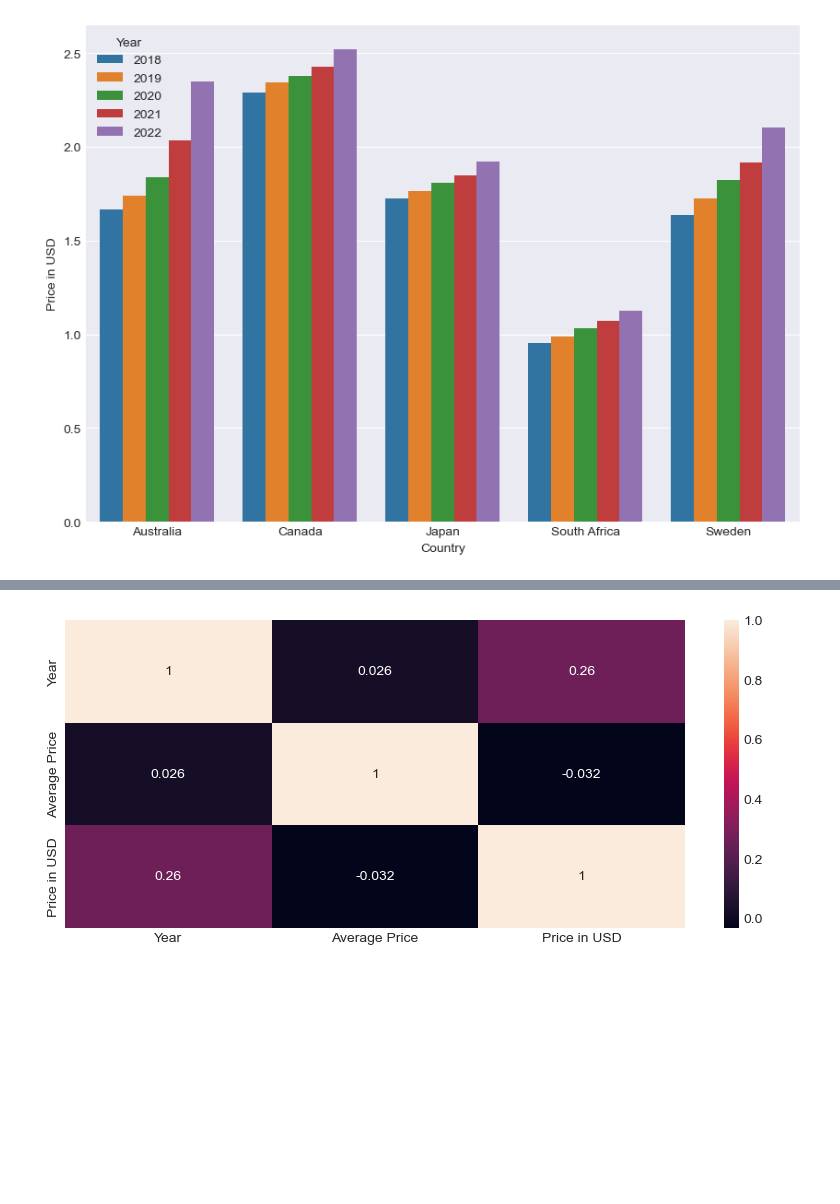
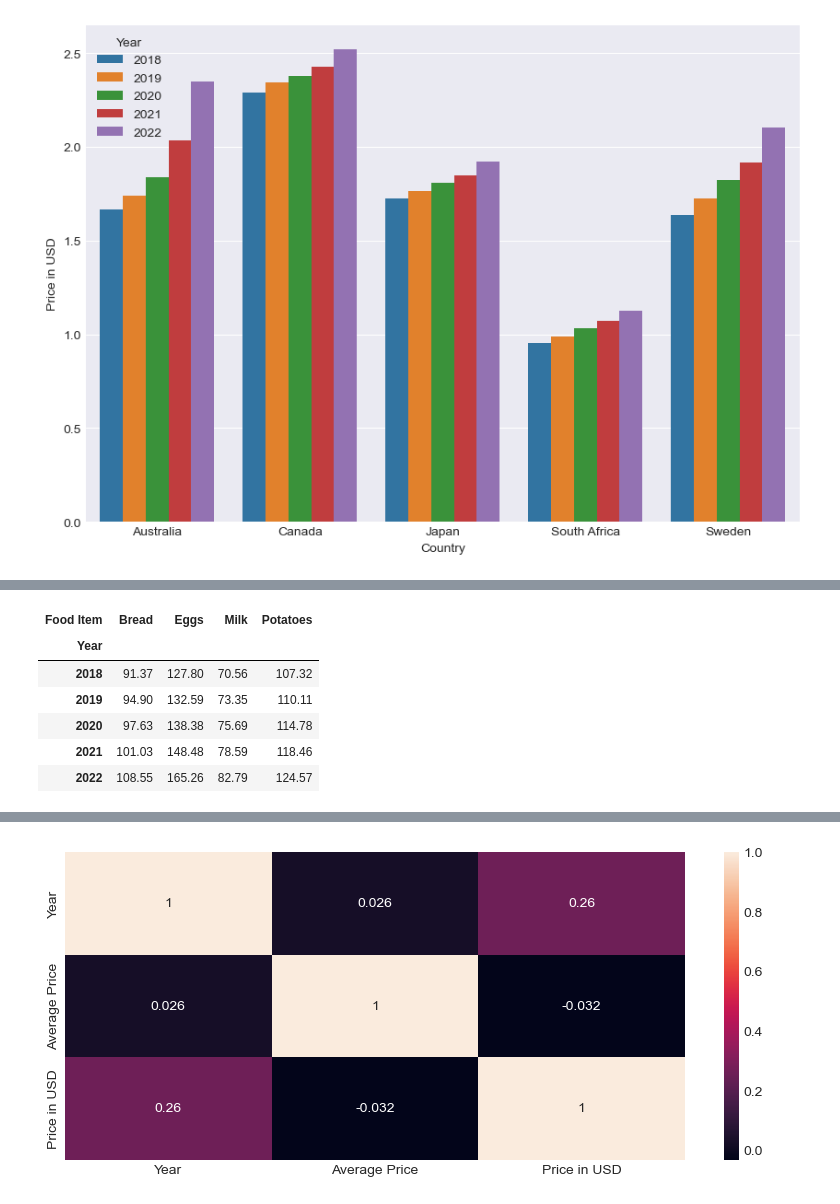
Before and after one commit to Hajoura91coding/Vital_Food_costs_5countries_2018_2022, a Jupyter notebook: Food_prices.ipynb, the cells around one changed output, grey strips where cells are left out. Cells and saved outputs as stored; diff of their text form; code cells hidden in the pictures; blank space fills up the shorter version.

```diff
--- a/Food_prices.ipynb
+++ b/Food_prices.ipynb
@@ -350,0 +361,10 @@ plt.show()
+# %%
+data1.head()
+# %% [output]
+| Food Item | Bread | Eggs | Milk | Potatoes |
+| Year |  |  |  |  |
+| 2018 | 91.37 | 127.80 | 70.56 | 107.32 |
+| 2019 | 94.90 | 132.59 | 73.35 | 110.11 |
+| 2020 | 97.63 | 138.38 | 75.69 | 114.78 |
+| 2021 | 101.03 | 148.48 | 78.59 | 118.46 |
+| 2022 | 108.55 | 165.26 | 82.79 | 124.57 |
```
Also changed, not shown: parts of 18 cells of this notebook.
